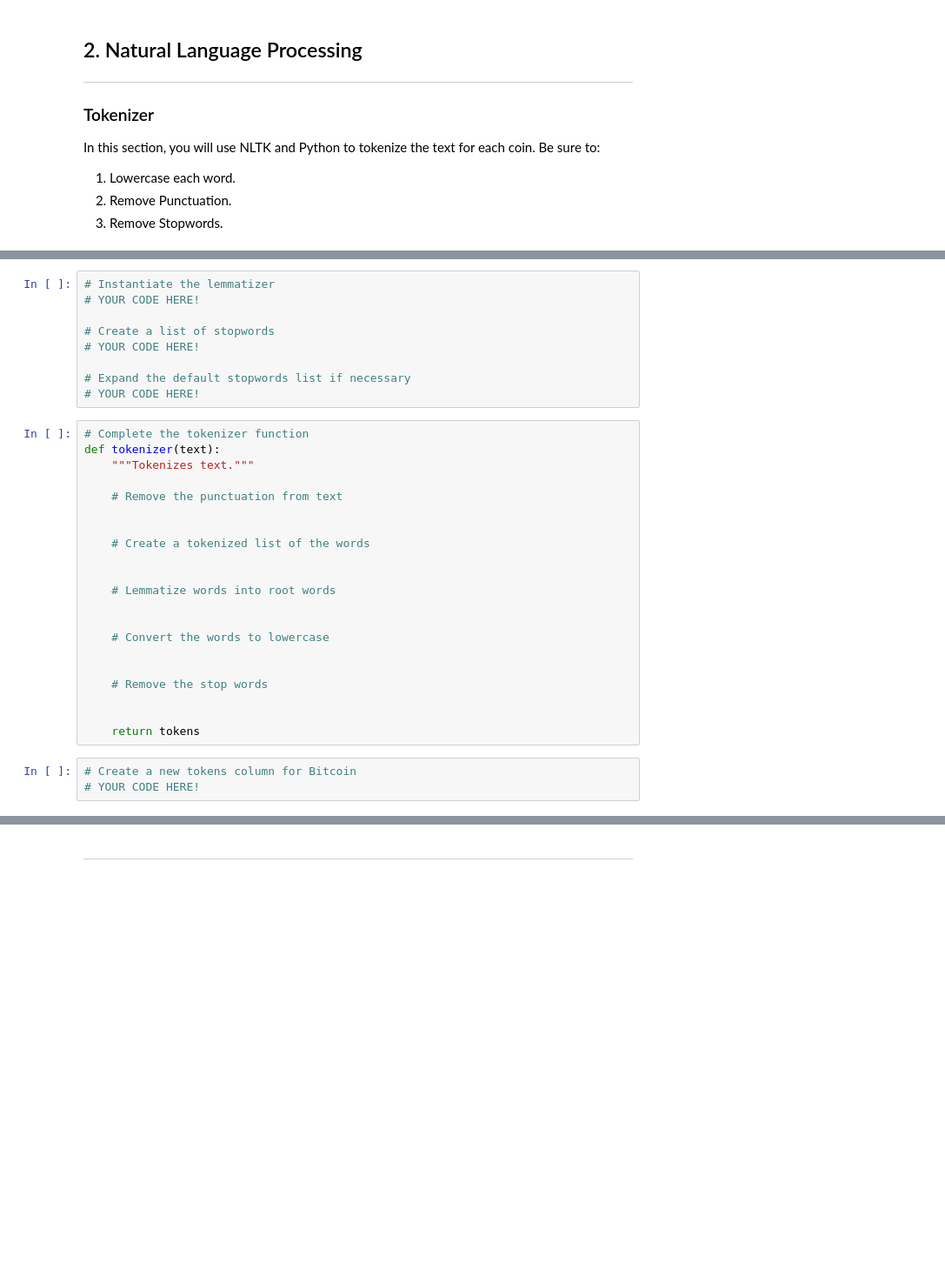
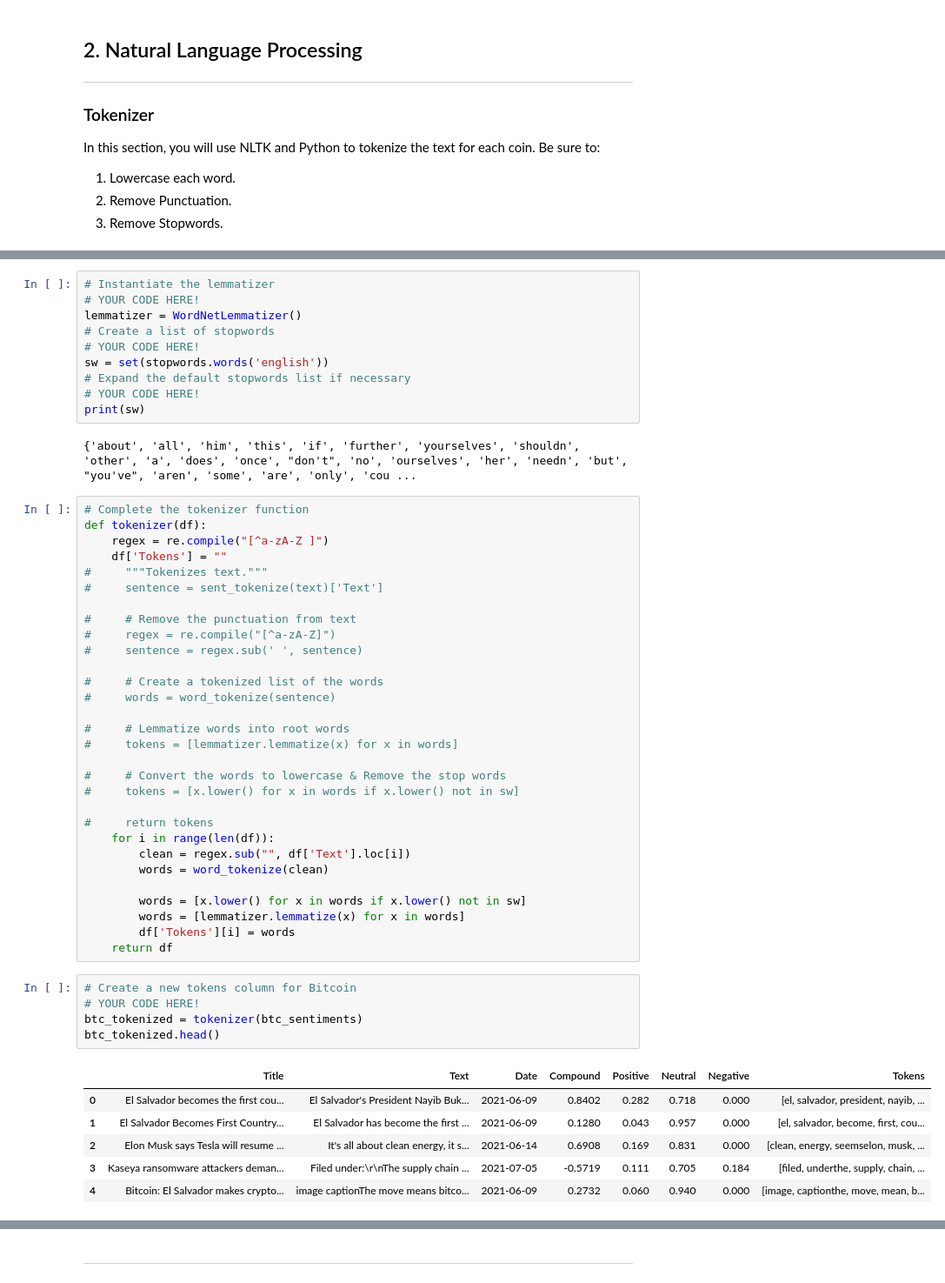
Before and after one commit to jdfwsp/tales_from_the_crypto, a Jupyter notebook: Code/crypto_sentiment.ipynb, the cells around one changed output, grey strips where cells are left out. Shown: that part at 87% size. Drawn from its saved outputs; the diff is of its cells as text; blank space fills up the shorter version.

```diff
--- a/Code/crypto_sentiment.ipynb
+++ b/Code/crypto_sentiment.ipynb
@@ -169,36 +175,57 @@ import re
 # %%
 # Instantiate the lemmatizer
 # YOUR CODE HERE!
-
+lemmatizer = WordNetLemmatizer()
 # Create a list of stopwords
 # YOUR CODE HERE!
-
+sw = set(stopwords.words('english'))
 # Expand the default stopwords list if necessary
 # YOUR CODE HERE!
+print(sw)
+# %% [output]
+{'about', 'all', 'him', 'this', 'if', 'further', 'yourselves', 'shouldn', 'other', 'a', 'does', 'once', "don't", 'no', 'ourselves', 'her', 'needn', 'but', "you've", 'aren', 'some', 'are', 'only', 'cou ...
-# %%
-# Complete the tokenizer function
-def tokenizer(text):
-    """Tokenizes text."""
-
-    # Remove the punctuation from text
-
-
-    # Create a tokenized list of the words
-
-
-    # Lemmatize words into root words
-
-
-    # Convert the words to lowercase
-
-
-    # Remove the stop words
-
-
-    return tokens
+# %%
+# Complete the tokenizer function
+def tokenizer(df):
+    regex = re.compile("[^a-zA-Z ]")
+    df['Tokens'] = ""
+#     """Tokenizes text."""
+#     sentence = sent_tokenize(text)['Text']
+
+#     # Remove the punctuation from text
+#     regex = re.compile("[^a-zA-Z]")
+#     sentence = regex.sub(' ', sentence)
+
+#     # Create a tokenized list of the words
+#     words = word_tokenize(sentence)
+
+#     # Lemmatize words into root words
+#     tokens = [lemmatizer.lemmatize(x) for x in words]
+
+#     # Convert the words to lowercase & Remove the stop words
+#     tokens = [x.lower() for x in words if x.lower() not in sw]
+
+#     return tokens
+    for i in range(len(df)):
+        clean = regex.sub("", df['Text'].loc[i])
+        words = word_tokenize(clean)
+
+        words = [x.lower() for x in words if x.lower() not in sw]
+        words = [lemmatizer.lemmatize(x) for x in words]
+        df['Tokens'][i] = words
+    return df
 # %%
 # Create a new tokens column for Bitcoin
 # YOUR CODE HERE!
+btc_tokenized = tokenizer(btc_sentiments)
+btc_tokenized.head()
+# %% [output]
+|  | Title | Text | Date | Compound | Positive | Neutral | Negative | Tokens |
+| 0 | El Salvador becomes the first cou... | El Salvador's President Nayib Buk... | 2021-06-09 | 0.8402 | 0.282 | 0.718 | 0.000 | [el, salvador, president, nayib, ... |
+| 1 | El Salvador Becomes First Country... | El Salvador has become the first ... | 2021-06-09 | 0.1280 | 0.043 | 0.957 | 0.000 | [el, salvador, become, first, cou... |
+| 2 | Elon Musk says Tesla will resume ... | It's all about clean energy, it s... | 2021-06-14 | 0.6908 | 0.169 | 0.831 | 0.000 | [clean, energy, seemselon, musk, ... |
+| 3 | Kaseya ransomware attackers deman... | Filed under:\r\nThe supply chain ... | 2021-07-05 | -0.5719 | 0.111 | 0.705 | 0.184 | [filed, underthe, supply, chain, ... |
+| 4 | Bitcoin: El Salvador makes crypto... | image captionThe move means bitco... | 2021-06-09 | 0.2732 | 0.060 | 0.940 | 0.000 | [image, captionthe, move, mean, b... |
 # %%
 # Create a new tokens column for Ethereum
 # YOUR CODE HERE!
```
Also changed, not shown: parts of 9 cells of this notebook, 19 other files.
